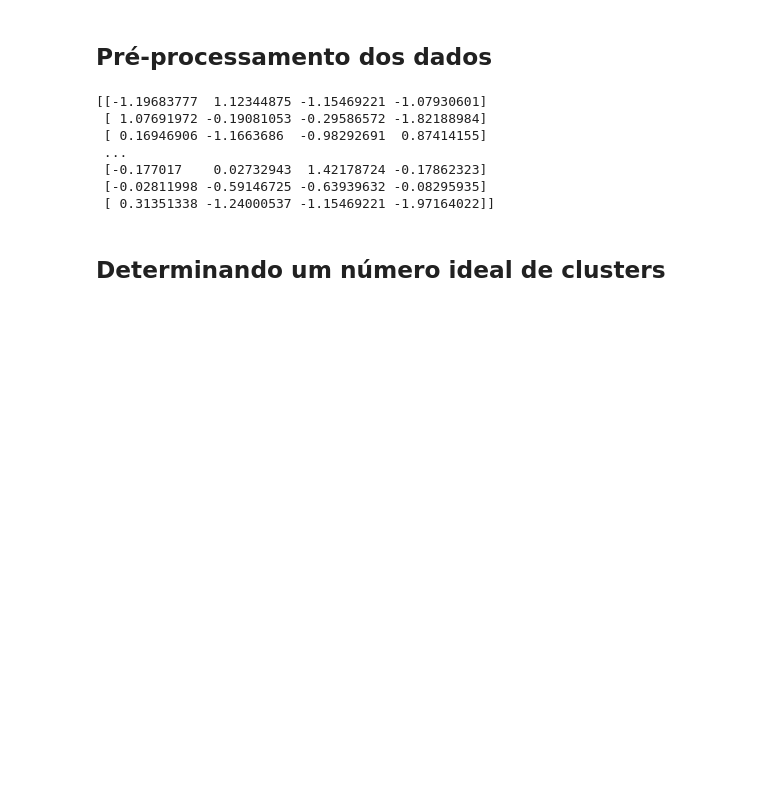
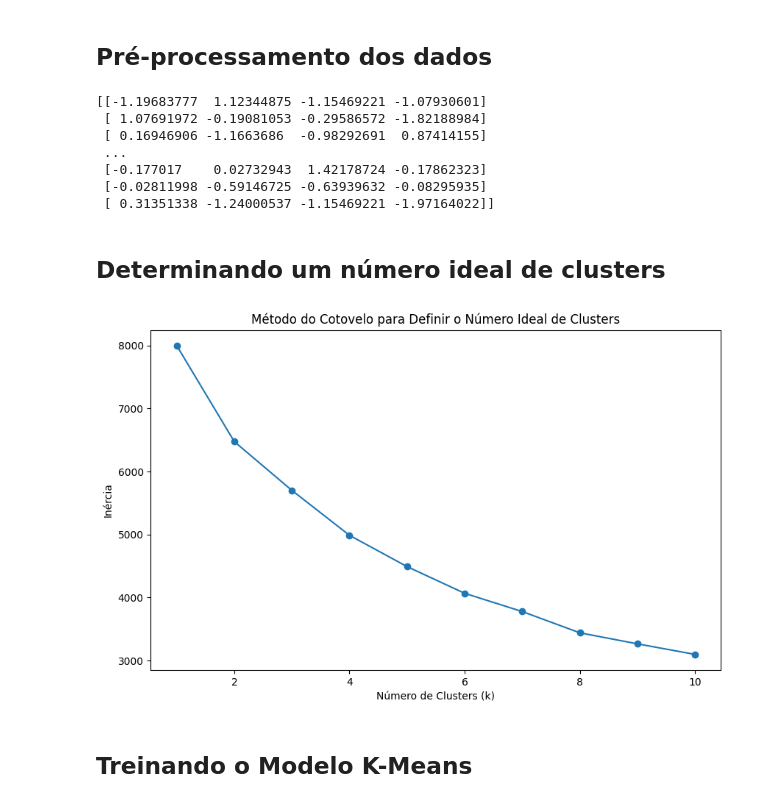
Before and after one commit to DaviFerreira0106/notebooks-inteligenciaArtificial, a Jupyter notebook: Atividade_kmeans_randomForest.ipynb, the cells around one changed output. Cells and saved outputs as stored; diff of their text form; code cells hidden in the pictures; blank space fills up the shorter version.

```diff
--- a/Atividade_kmeans_randomForest.ipynb
+++ b/Atividade_kmeans_randomForest.ipynb
@@ -109,3 +109,24 @@ print(data_scaled)
  [ 0.31351338 -1.24000537 -1.15469221 -1.97164022]]
 # %% [markdown]
 ## Determinando um número ideal de clusters
+# %%
+# Calculando método do cotovelo
+inercia = []
+k_values = range(1, 11)
+
+for k in k_values:
+  kmeans = KMeans(n_clusters=k, init='k-means++', random_state=42)
+  kmeans.fit(data_scaled)
+  inercia.append(kmeans.inertia_)
+
+# visualizando o método do cotovelo
+plt.figure(figsize=(10, 6))
+plt.plot(k_values, inercia, marker= 'o')
+plt.xlabel('Número de Clusters (k)')
+plt.ylabel('Inércia')
+plt.title('Método do Cotovelo para Definir o Número Ideal de Clusters')
+plt.show()
+# %% [output]
+[figure, added]
+# %% [markdown]
+## Treinando o Modelo K-Means
```
Also changed, not shown: parts of 3 cells of this notebook.
